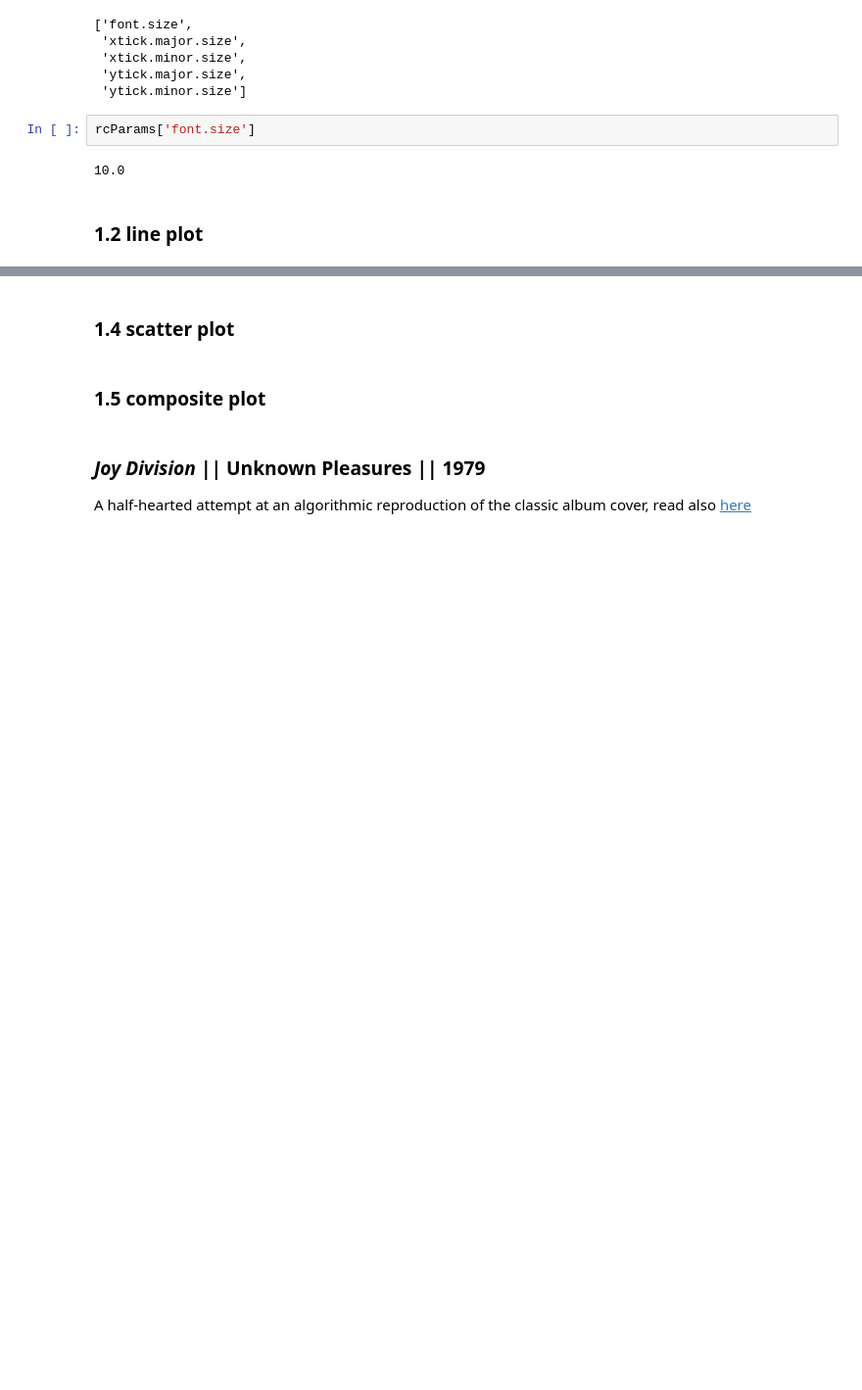
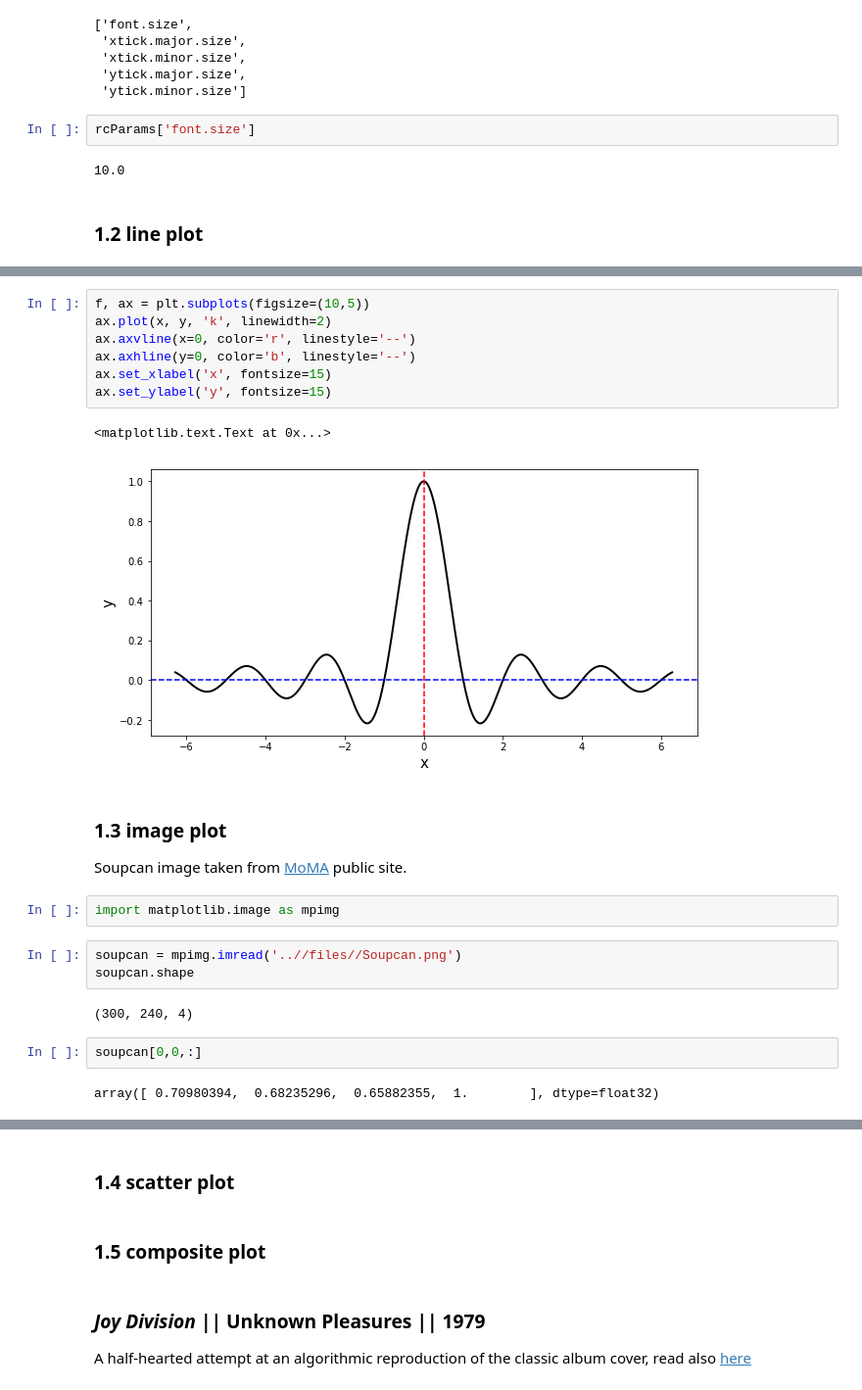
Before and after one commit to RealPolitiX/python_tutorial_FHI-PC-SESD, a Jupyter notebook: materials/PyTutorial_04_Visualization.ipynb, the cells around one changed output, grey strips where cells are left out. Shown at 98% size. Drawn from its saved outputs; the diff is of its cells as text; blank space fills up the shorter version.

```diff
--- a/materials/PyTutorial_04_Visualization.ipynb
+++ b/materials/PyTutorial_04_Visualization.ipynb
@@ -64,0 +70,24 @@ rcParams['font.size']
+# %%
+f, ax = plt.subplots(figsize=(10,5))
+ax.plot(x, y, 'k', linewidth=2)
+ax.axvline(x=0, color='r', linestyle='--')
+ax.axhline(y=0, color='b', linestyle='--')
+ax.set_xlabel('x', fontsize=15)
+ax.set_ylabel('y', fontsize=15)
+# %% [output]
+<matplotlib.text.Text at 0x...>
+[figure, added]
+# %% [markdown]
+### 1.3 image plot
+Soupcan image taken from [MoMA](https://www.moma.org/calendar/exhibitions/1517) public site.
+# %%
+import matplotlib.image as mpimg
+# %%
+soupcan = mpimg.imread('..//files//Soupcan.png')
+soupcan.shape
+# %% [output]
+(300, 240, 4)
+# %%
+soupcan[0,0,:]
+# %% [output]
+array([ 0.70980394,  0.68235296,  0.65882355,  1.        ], dtype=float32)
```
Also changed, not shown: parts of 10 cells of this notebook, 1 other file.
